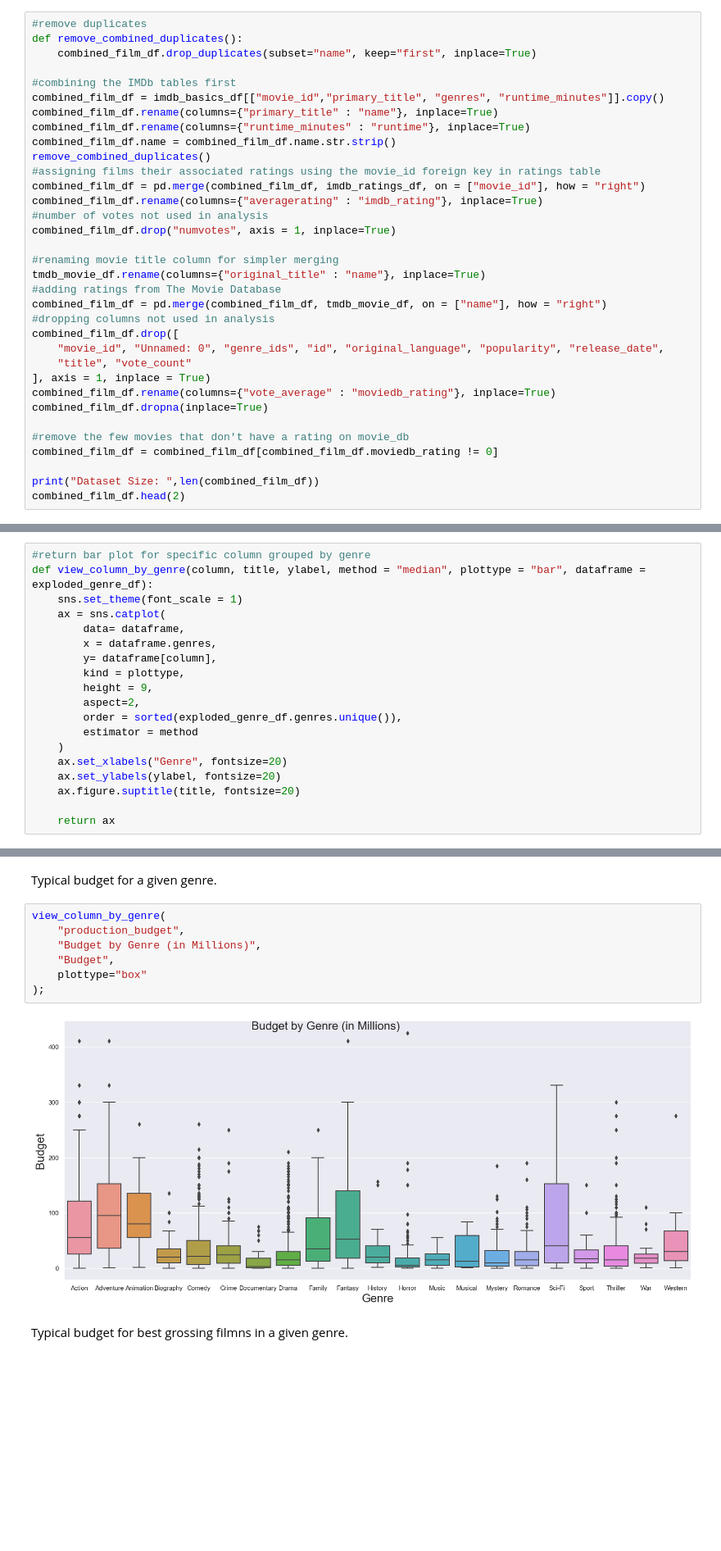
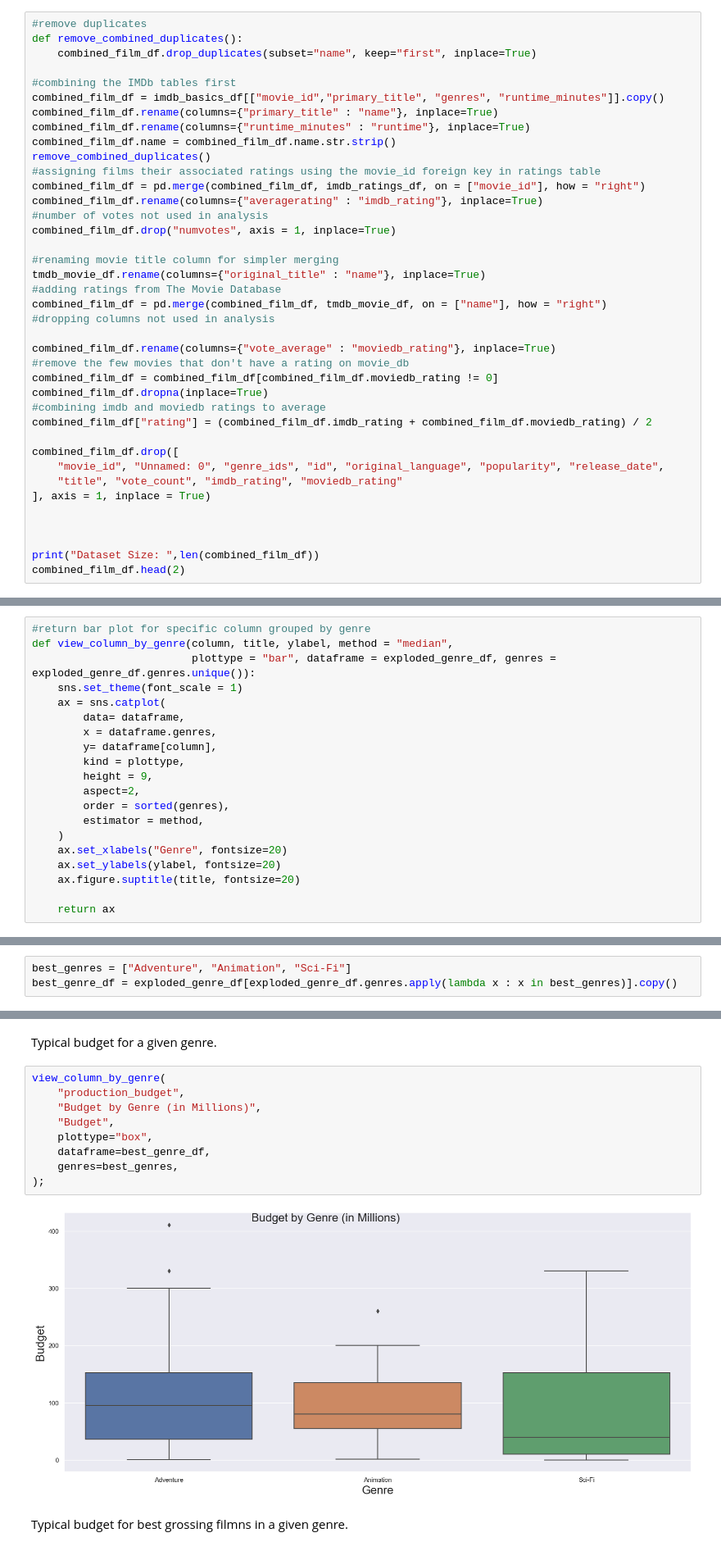
Before and after one commit to bizzfuzz/film-analysis-ms, a Jupyter notebook: film_analysis.ipynb, the cells around one changed output, grey strips where cells are left out. Shown: that part at 82% size. Drawn from its saved outputs; the diff is of its cells as text; blank space fills up the shorter version.

Commit message:
visualization refinements

```diff
--- a/film_analysis.ipynb
+++ b/film_analysis.ipynb
@@ -209,15 +209,20 @@ tmdb_movie_df.rename(columns={"original_title" : "name"}, inplace=True)
 #adding ratings from The Movie Database
 combined_film_df = pd.merge(combined_film_df, tmdb_movie_df, on = ["name"], how = "right")
 #dropping columns not used in analysis
+
+combined_film_df.rename(columns={"vote_average" : "moviedb_rating"}, inplace=True)
+#remove the few movies that don't have a rating on movie_db
+combined_film_df = combined_film_df[combined_film_df.moviedb_rating != 0]
+combined_film_df.dropna(inplace=True)
+#combining imdb and moviedb ratings to average
+combined_film_df["rating"] = (combined_film_df.imdb_rating + combined_film_df.moviedb_rating) / 2
+
 combined_film_df.drop([
     "movie_id", "Unnamed: 0", "genre_ids", "id", "original_language", "popularity", "release_date",
-    "title", "vote_count"
+    "title", "vote_count", "imdb_rating", "moviedb_rating"
 ], axis = 1, inplace = True)
-combined_film_df.rename(columns={"vote_average" : "moviedb_rating"}, inplace=True)
-combined_film_df.dropna(inplace=True)
 
-#remove the few movies that don't have a rating on movie_db
-combined_film_df = combined_film_df[combined_film_df.moviedb_rating != 0]
+
 
 print("Dataset Size: ",len(combined_film_df))
 combined_film_df.head(2)
@@ -330,7 +335,8 @@ Effect of budget spent on revenue returned.
 #### Genre performance analysis
 # %%
 #return bar plot for specific column grouped by genre
-def view_column_by_genre(column, title, ylabel, method = "median", plottype = "bar", dataframe = exploded_genre_df):
+def view_column_by_genre(column, title, ylabel, method = "median",
+                         plottype = "bar", dataframe = exploded_genre_df, genres = exploded_genre_df.genres.unique()):
     sns.set_theme(font_scale = 1)
     ax = sns.catplot(
         data= dataframe,
@@ -339,8 +345,8 @@ def view_column_by_genre(column, title, ylabel, method = "median", plottype = "b
         kind = plottype,
         height = 9,
         aspect=2,
-        order = sorted(exploded_genre_df.genres.unique()),
-        estimator = method
+        order = sorted(genres),
+        estimator = method,
     )
     ax.set_xlabels("Genre", fontsize=20)
     ax.set_ylabels(ylabel, fontsize=20)
@@ -370,3 +378,6 @@ view_column_by_genre(
+# %%
+best_genres = ["Adventure", "Animation", "Sci-Fi"]
+best_genre_df = exploded_genre_df[exploded_genre_df.genres.apply(lambda x : x in best_genres)].copy()
 # %% [markdown]
 Average rating per genre on IMDb and TheMovieDB.
 # %%
@@ -405,11 +450,13 @@ Typical budget for a given genre.
 # %%
 view_column_by_genre(
     "production_budget",
     "Budget by Genre (in Millions)",
     "Budget",
-    plottype="box"
+    plottype="box",
+    dataframe=best_genre_df,
+    genres=best_genres,
 );
 # %% [output]
-[figure, old version]
+[figure, new version]
 # %% [markdown]
 Typical budget for best grossing filmns in a given genre.
```
Also changed, not shown: parts of 20 cells of this notebook, 7 other files.
